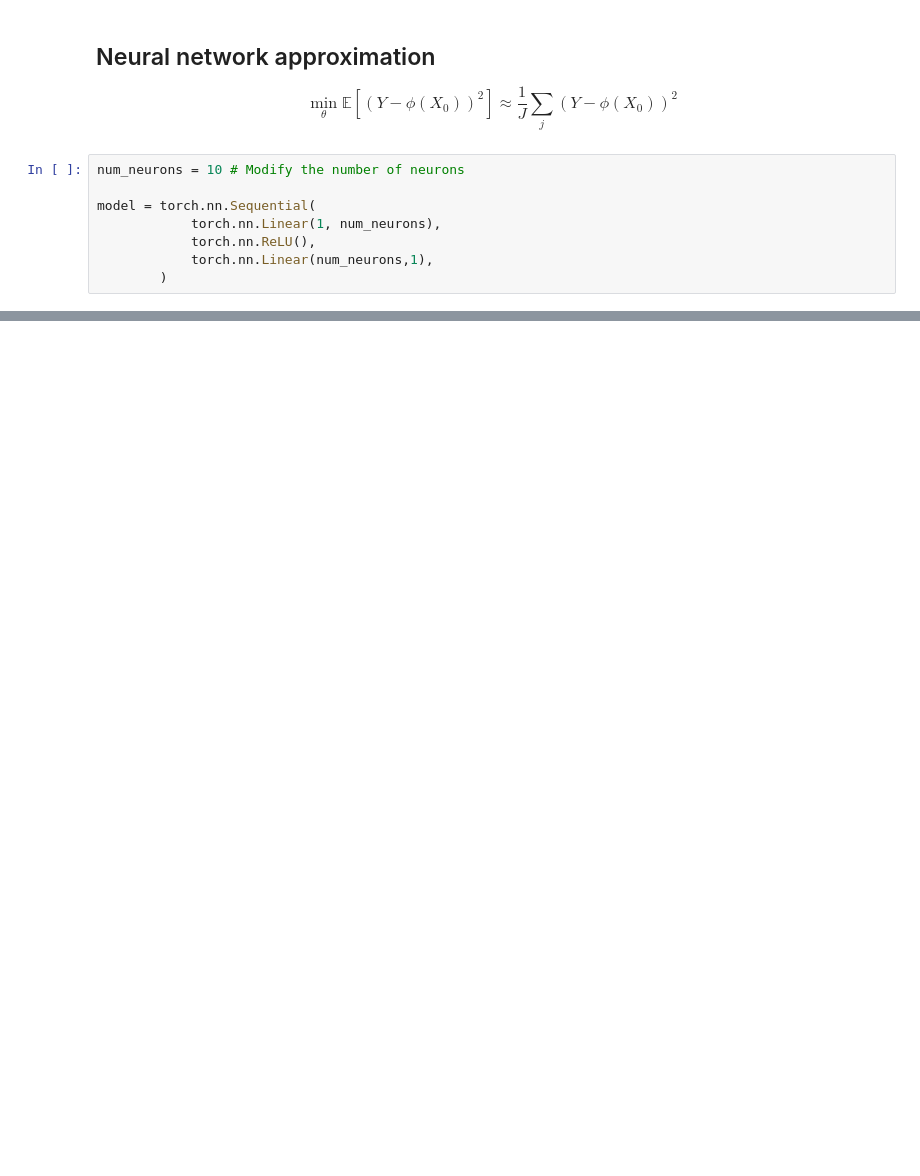
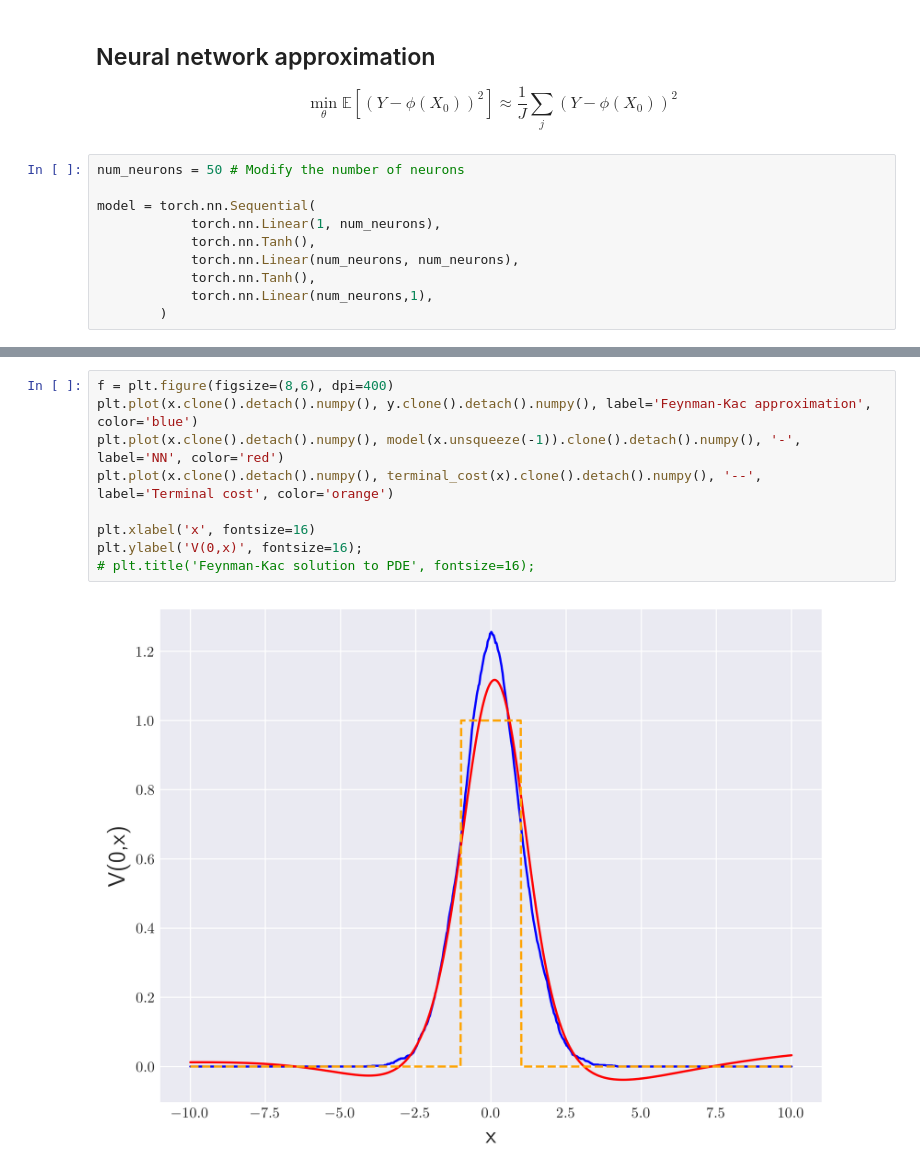
Before and after one commit to arashfahim/Stochastic_Control_FSU, a Jupyter notebook: FeynmannKac.ipynb, the cells around one changed output, grey strips where cells are left out. Cells and saved outputs as stored; diff of their text form; blank space fills up the shorter version.

```diff
--- a/FeynmannKac.ipynb
+++ b/FeynmannKac.ipynb
@@ -106,11 +106,13 @@ Text(0, 0.5, 'V(0,x)')
 
 $$\min_{\theta}\mathbb{E}[(Y-\phi(X_0))^2]\approx \frac{1}{J}\sum_{j}(Y-\phi(X_0))^2$$
 # %%
-num_neurons = 10 # Modify the number of neurons
+num_neurons = 50 # Modify the number of neurons
 
 model = torch.nn.Sequential(
             torch.nn.Linear(1, num_neurons),
-            torch.nn.ReLU(),
+            torch.nn.Tanh(),
+            torch.nn.Linear(num_neurons, num_neurons),
+            torch.nn.Tanh(),
             torch.nn.Linear(num_neurons,1),
         )
 # %%
@@ -125,0 +143,11 @@ torch.Size([1000, 1])
+# %%
+f = plt.figure(figsize=(8,6), dpi=400)
+plt.plot(x.clone().detach().numpy(), y.clone().detach().numpy(), label='Feynman-Kac approximation', color='blue')
+plt.plot(x.clone().detach().numpy(), model(x.unsqueeze(-1)).clone().detach().numpy(), '-', label='NN', color='red')
+plt.plot(x.clone().detach().numpy(), terminal_cost(x).clone().detach().numpy(), '--', label='Terminal cost', color='orange')
+
+plt.xlabel('x', fontsize=16)
+plt.ylabel('V(0,x)', fontsize=16);
+# plt.title('Feynman-Kac solution to PDE', fontsize=16);
+# %% [output]
+[figure, added]
```
Also changed, not shown: parts of 6 cells of this notebook, 1 other file.
